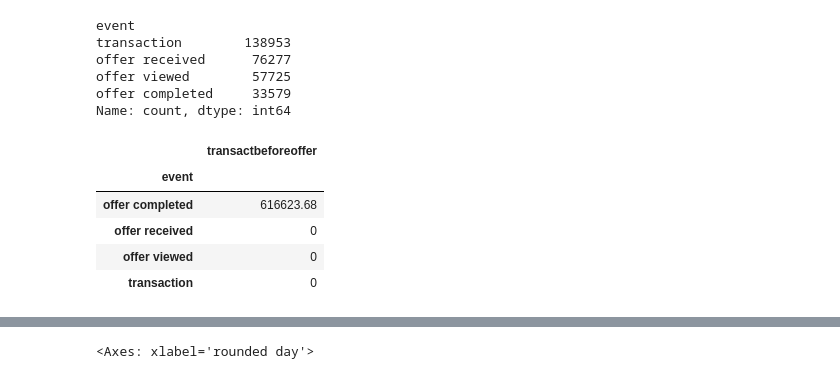
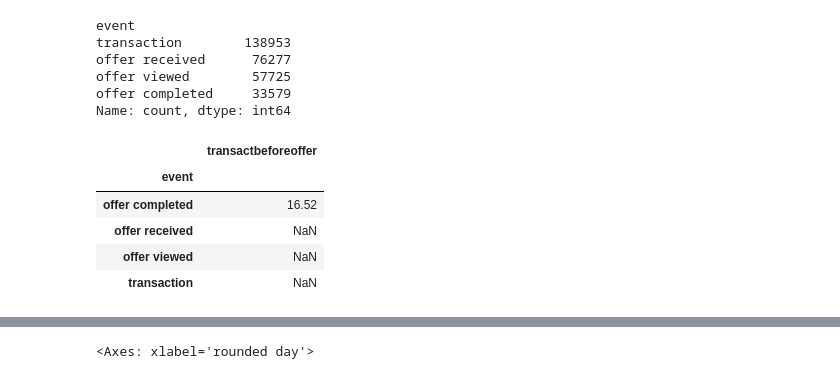
Before and after one commit to Koremm/Coffeeoffers, a Jupyter notebook: Coffee Offers Vscode.ipynb, the cells around one changed output, grey strips where cells are left out. Drawn from its saved outputs; the diff is of its cells as text; code cells hidden in the pictures.

```diff
--- a/Coffee Offers Vscode.ipynb
+++ b/Coffee Offers Vscode.ipynb
@@ -195,18 +195,18 @@ offer completed     33579
 Name: count, dtype: int64
 # %%
 #events_trial['amount'].sum()
-grouping_example = events_trial[['event','transactbeforeoffer']].groupby('event').sum()
+grouping_example = events_trial[['event','transactbeforeoffer']].groupby('event').median()
 grouping_example
 #mean amount per transaction is 12.777356, sum is 1775451.97, median is 8.89
 #used transactbeforeoffer instead of amount
     #offer completed sum is 616623.68, mean is 20.139912,
 # %% [output]
 |  | transactbeforeoffer |
 | event |  |
-| offer completed | 616623.68 |
-| offer received | 0 |
-| offer viewed | 0 |
-| transaction | 0 |
+| offer completed | 16.52 |
+| offer received | NaN |
+| offer viewed | NaN |
+| transaction | NaN |
 # %%
 import numpy as np
 events_trial['rounded day'] = events_trial['time(days)'].apply(np.ceil)
```
Also changed, not shown: parts of 12 cells of this notebook, 2 other files.
